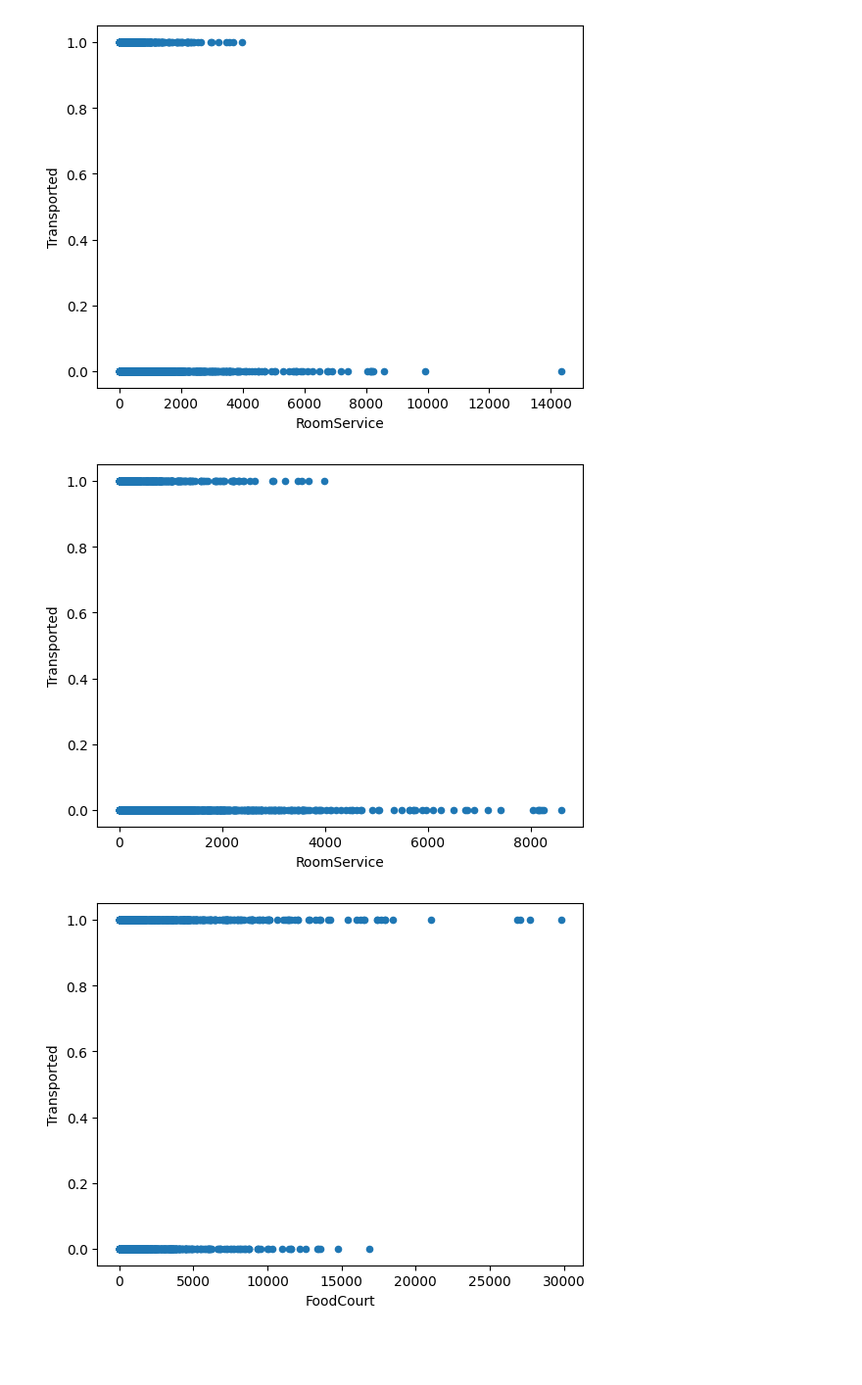
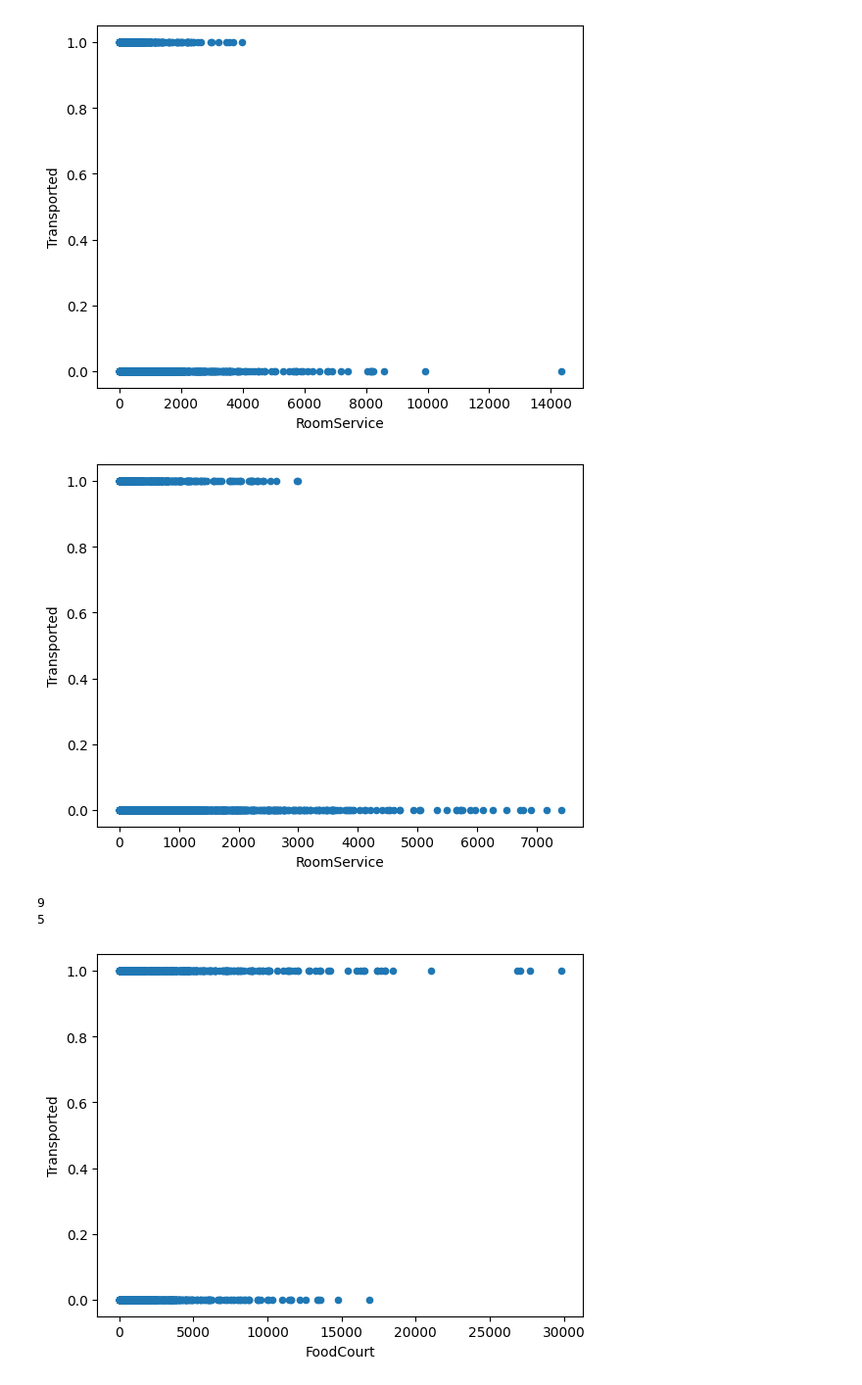
Before and after one commit to Sadeqsoli/SpaceTitanicSurvivors, a Jupyter notebook: spacetitanicsurvivors.ipynb, the cells around one changed output. Shown at 98% size. Cells and saved outputs as stored; diff of their text form; code cells hidden in the pictures; blank space fills up the shorter version.

```diff
--- a/spacetitanicsurvivors.ipynb
+++ b/spacetitanicsurvivors.ipynb
@@ -342,21 +342,23 @@ plt.show()
 # %% [output]
 [figure]
 # %%
-indexNames1 = train[ (train['RoomService'] > 9000)& (train['Transported'] == False)].index
-indexNames2 = train[ (train['RoomService'] > 4000) & (train['Transported'] == True)].index
+indexNames1 = train[ (train['RoomService'] > 7500)& (train['Transported'] == False)].index
+indexNames2 = train[ (train['RoomService'] > 3000) & (train['Transported'] == True)].index
 
 train.drop(indexNames1 , inplace=True)
 train.drop(indexNames2 , inplace=True)
 
 train.plot.scatter(x='RoomService', y='Transported')
 plt.show()
 
 
 # train.info()
-# print(len(indexNames1))
-# print(len(indexNames2))
+print(len(indexNames1))
+print(len(indexNames2))
 # %% [output]
-[figure, old version]
+[figure, new version]
+9
+5
 # %%
 train.plot.scatter(x='FoodCourt', y='Transported')
 plt.show()
```
Also changed, not shown: parts of 8 cells of this notebook.
